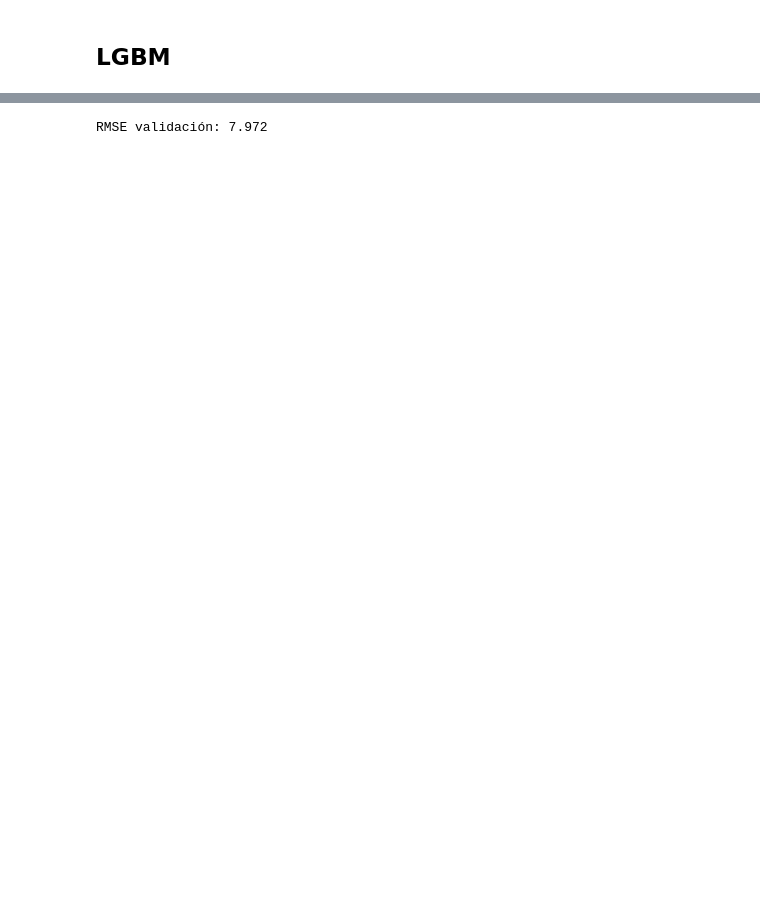
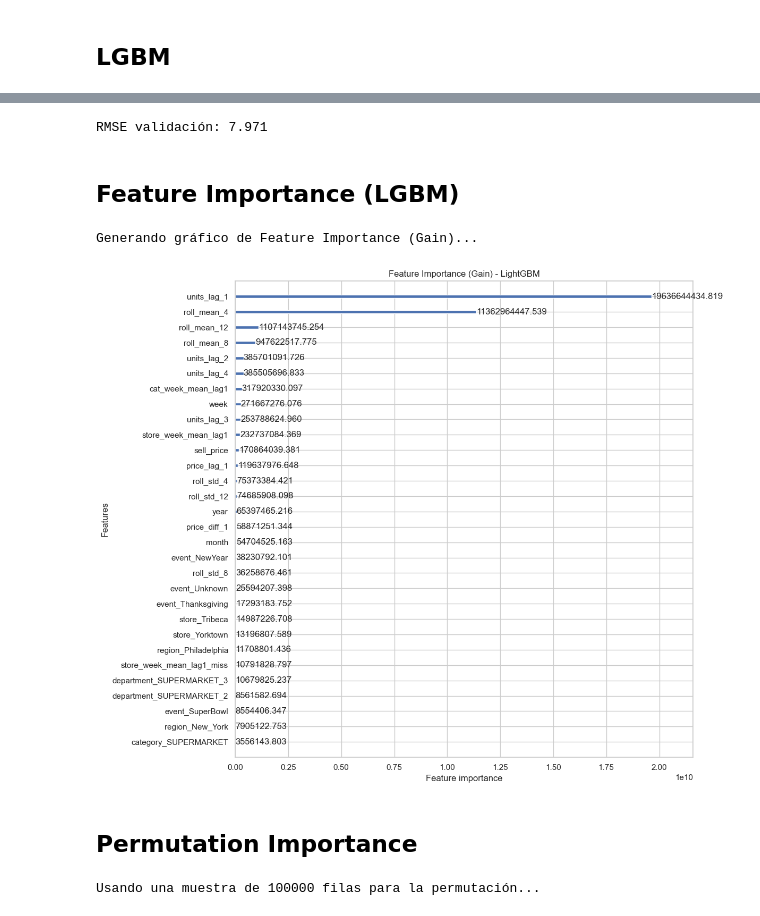
Before and after one commit to gllobet11/Group-Versions, a Jupyter notebook: Notebooks/Time_Series_model.ipynb, the cells around one changed output, grey strips where cells are left out. Saved outputs shown, nothing was run; the diff lists cells and outputs as text; code cells hidden in the pictures; blank space fills up the shorter version.

```diff
--- a/Notebooks/Time_Series_model.ipynb
+++ b/Notebooks/Time_Series_model.ipynb
@@ -595,5 +552,69 @@ y_pred = lgbm.predict(X_val_enc)
 # %%
-rmse = mean_squared_error(y_val, y_pred, squared=False)
+y_pred=lgbm.predict(ds['X_val_enc'], num_iteration=lgbm.best_iteration_)
+
+rmse = metrics.root_mean_squared_error(ds['y_val'], y_pred)
 print(f"RMSE validación: {rmse:,.3f}")
 # %% [output]
-RMSE validación: 7.972
+RMSE validación: 7.971
+# %% [markdown]
+## Feature Importance (LGBM)
+# %%
+import lightgbm as lgb
+import matplotlib.pyplot as plt
+import seaborn as sns
+
+# Configurar el estilo de los gráficos
+sns.set(style='whitegrid')
+
+# --- Feature Importance del modelo LightGBM ---
+print("Generando gráfico de Feature Importance (Gain)...")
+
+# El modelo entrenado se llama 'lgbm', lo cual es correcto.
+# El error estaba en no haber importado 'lightgbm as lgb' para usar la función de ploteo.
+fig, ax = plt.subplots(figsize=(12, 10))
+lgb.plot_importance(
+    lgbm,
+    ax=ax,
+    importance_type='gain', # 'gain' es la contribución total a la reducción del error
+    max_num_features=30,    # Mostramos las 30 más importantes
+    title='Feature Importance (Gain) - LightGBM'
+)
+plt.tight_layout()
+plt.show()
+# %% [output]
+Generando gráfico de Feature Importance (Gain)...
+[figure, added]
+# %% [markdown]
+## Permutation Importance
+# %%
+
+# Crea una muestra más pequeña para un cálculo mucho más rápido
+SAMPLE_SIZE = 100000  # Prueba con 100k filas, ajusta según necesidad
+if SAMPLE_SIZE > len(ds['X_val_enc']):
+    SAMPLE_SIZE = len(ds['X_val_enc']) # Asegurarse de no exceder el tamaño real
+
+X_val_sample = ds['X_val_enc'].sample(n=SAMPLE_SIZE, random_state=42)
+y_val_sample = ds['y_val'].loc[X_val_sample.index]
+
+print(f"Usando una muestra de {len(X_val_sample)} filas para la permutación...")
+
+# Ahora ejecuta la importancia por permutación sobre la muestra
+result_sample = permutation_importance(
+    lgbm,
+    X_val_sample,
+    y_val_sample,
+    n_repeats=5, # Puedes mantener 5 con la muestra, será rápido
+    scoring='neg_root_mean_squared_error',
+    random_state=42,
+    n_jobs=-1
+)
+
+# El código para visualizar los resultados es el mismo que antes,
+# solo que usando 'result_sample' y 'X_val_sample.columns'
+perm_importance_df_sample = pd.DataFrame({
+    'feature': X_val_sample.columns,
+    'importance_mean': result_sample.importances_mean,
+    'importance_std': result_sample.importances_std
+}).sort_values('importance_mean', ascending=False).reset_index(drop=True)
+# %% [output]
+Usando una muestra de 100000 filas para la permutación...
```
Also changed, not shown: parts of 37 cells of this notebook.
